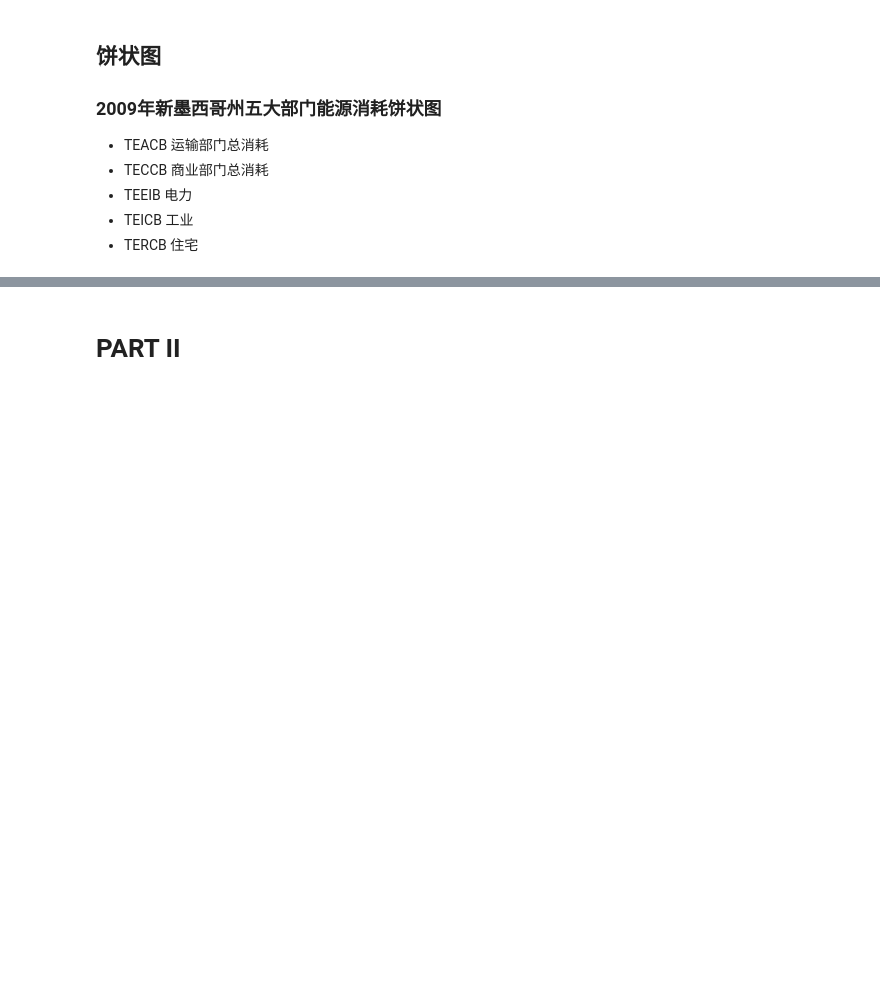
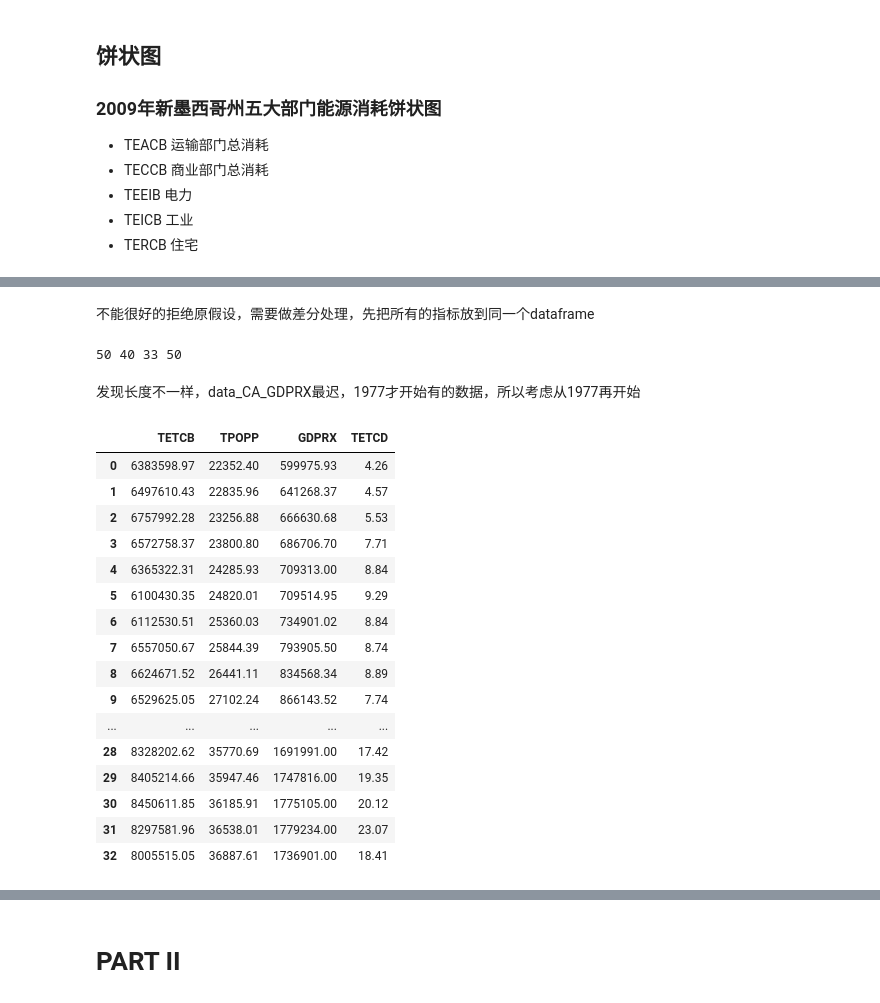
Before and after one commit to xiuzheDorothy/MCMICM, a Jupyter notebook: 2018MCM_C/DataReprocess.ipynb, the cells around one changed output, grey strips where cells are left out. Cells and saved outputs as stored; diff of their text form; code cells hidden in the pictures; blank space fills up the shorter version.

```diff
--- a/2018MCM_C/DataReprocess.ipynb
+++ b/2018MCM_C/DataReprocess.ipynb
@@ -446,0 +508,12 @@ show(p)
+# %% [markdown]
+不能很好的拒绝原假设，需要做差分处理，先把所有的指标放到同一个dataframe
+# %%
+data_CA_TETCD=data_CA[data_CA['MSN']=='TETCD']
+data_CA_GDPRX=data_CA[data_CA['MSN']=='GDPRX']
+data_CA_TPOPP=data_CA[data_CA['MSN']=='TPOPP']
+# %%
+print(len(data_CA_TETCB),len(data_CA_TETCD),len(data_CA_GDPRX),len(data_CA_TPOPP))
+# %% [output]
+50 40 33 50
+# %% [markdown]
+发现长度不一样，data_CA_GDPRX最迟，1977才开始有的数据，所以考虑从1977再开始
@@ -446,0 +524,25 @@ show(p)
+# %%
+data=pd.DataFrame({'TETCB':list(data_CA_TETCB_1977['Data']),
+                    'TPOPP':list(data_CA_TPOPP_1977['Data']),
+                    'GDPRX':list(data_CA_GDPRX['Data']),
+                    'TETCD':list(data_CA_TETCD_1977['Data'])
+})
+data
+# %% [output]
+|  | TETCB | TPOPP | GDPRX | TETCD |
+| 0 | 6383598.97 | 22352.40 | 599975.93 | 4.26 |
+| 1 | 6497610.43 | 22835.96 | 641268.37 | 4.57 |
+| 2 | 6757992.28 | 23256.88 | 666630.68 | 5.53 |
+| 3 | 6572758.37 | 23800.80 | 686706.70 | 7.71 |
+| 4 | 6365322.31 | 24285.93 | 709313.00 | 8.84 |
+| 5 | 6100430.35 | 24820.01 | 709514.95 | 9.29 |
+| 6 | 6112530.51 | 25360.03 | 734901.02 | 8.84 |
+| 7 | 6557050.67 | 25844.39 | 793905.50 | 8.74 |
+| 8 | 6624671.52 | 26441.11 | 834568.34 | 8.89 |
+| 9 | 6529625.05 | 27102.24 | 866143.52 | 7.74 |
+| ... | ... | ... | ... | ... |
+| 28 | 8328202.62 | 35770.69 | 1691991.00 | 17.42 |
+| 29 | 8405214.66 | 35947.46 | 1747816.00 | 19.35 |
+| 30 | 8450611.85 | 36185.91 | 1775105.00 | 20.12 |
+| 31 | 8297581.96 | 36538.01 | 1779234.00 | 23.07 |
+| 32 | 8005515.05 | 36887.61 | 1736901.00 | 18.41 |
```
Also changed, not shown: parts of 25 cells of this notebook.
